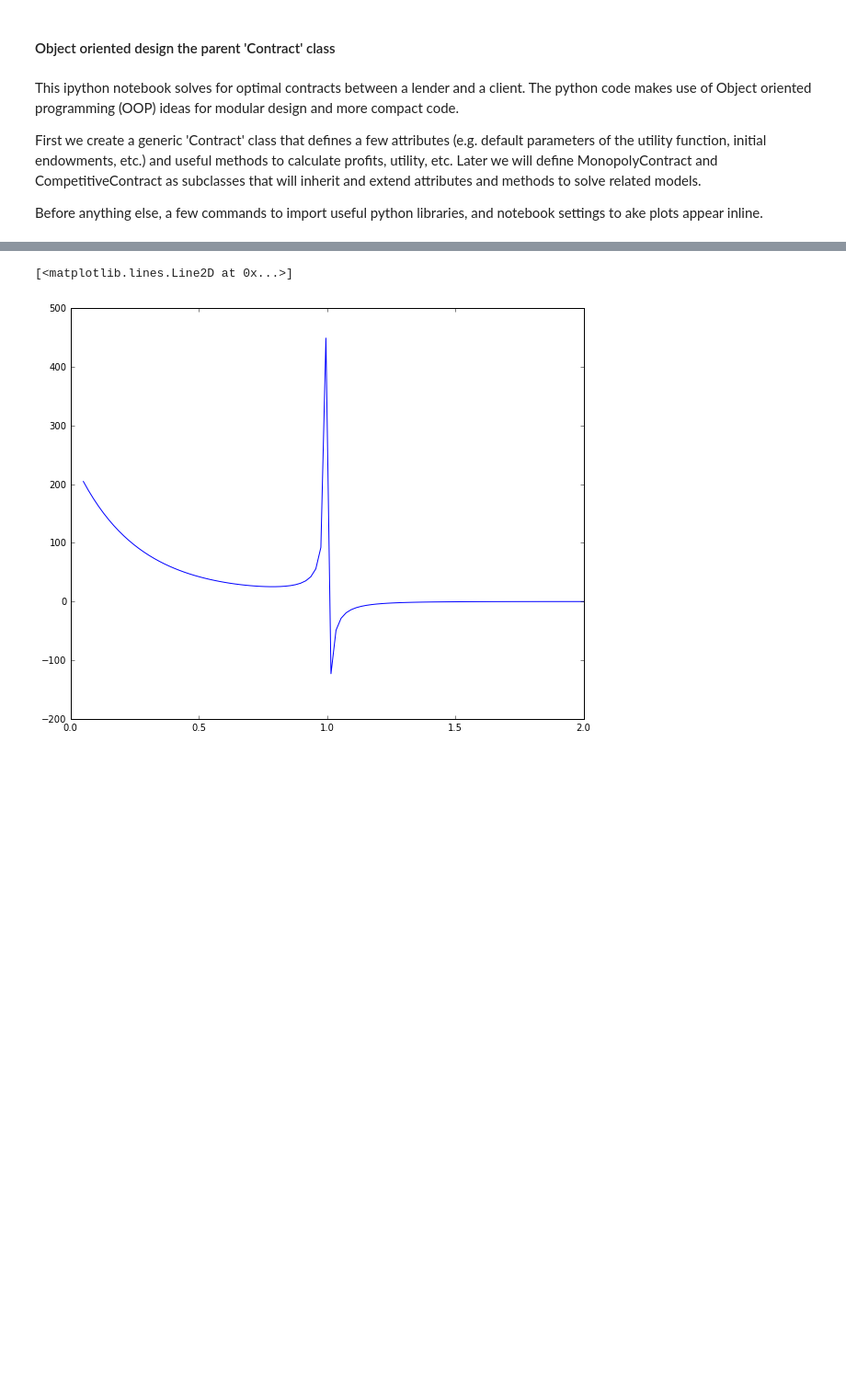
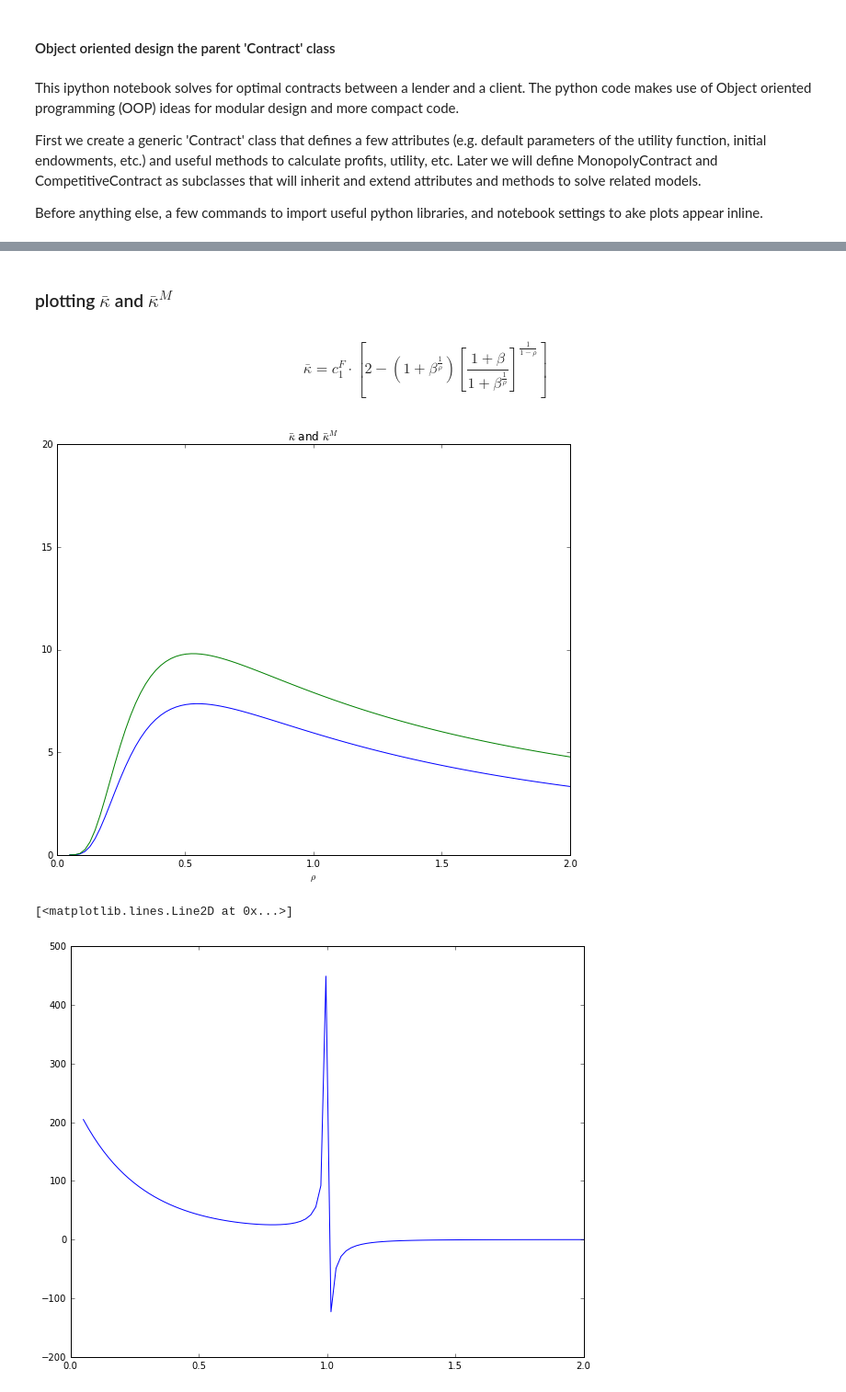
Before and after one commit to jhconning/renegotiation, a Jupyter notebook: new2017.ipynb, the cells around one changed output, grey strips where cells are left out. Shown at 92% size. Cells and saved outputs as stored; diff of their text form; code cells hidden in the pictures; blank space fills up the shorter version.

```diff
--- a/new2017.ipynb
+++ b/new2017.ipynb
@@ -83,3 +95,36 @@ interact(c1f, beta =(0.01,0.99,0.01),y0=(0,200,1))
+# %%
+def kbar(beta,y0):
+    btr = beta**(1/r)
+    B = y*btr/((1+2*btr))
+    U0 = u(y0,beta,r) + beta*(2*u((y-y0)/2,beta,r))
+    c0 = y/(1+2*btr)
+    c0m = (U0*(1-r)/(1+2*btr))**(1/(1-r))
+    c1 = btr*c0
+    c1m = btr*c0m
+    A = (2 - (1+btr)*((1+beta)/(1+btr))**(1/(1-r)) )
+    kb = A*c1
+    kbm = A*c1m
+    plt.title(r'$\bar \kappa$ and $\bar \kappa^M$')
+    plt.xlabel(r'$\rho$')
+    plt.plot(r,kbm)
+    plt.plot(r,kb)
+    plt.ylim(0,20)
+    plt.show()
+# %% [markdown]
+### plotting $\bar \kappa$ and $\bar \kappa ^M$
+# %% [markdown]
+$$ \bar \kappa=c_1^F \cdot
+ \left[
+ 2-(1+\beta^\frac{1}{\rho})
+ \left[
+  \frac{1+\beta}{1+\beta^\frac{1}{\rho}}
+ \right]^\frac{1}{1-\rho}
+ \right ]
+$$
+# %%
+interact(kbar, beta =(0.01,0.99,0.01),y0=(0,300,1))
+# %% [output]
+[figure, added]
 # %%
 y0=200
 plt.plot(r,u(y0,beta,r) + beta*(2*u((y-y0)/2,beta,r)))
```
Also changed, not shown: parts of 3 cells of this notebook.
